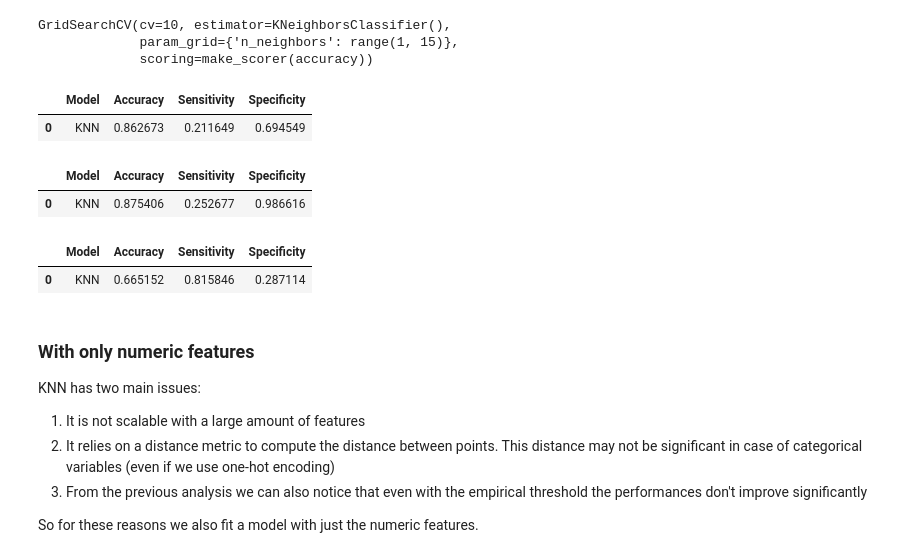
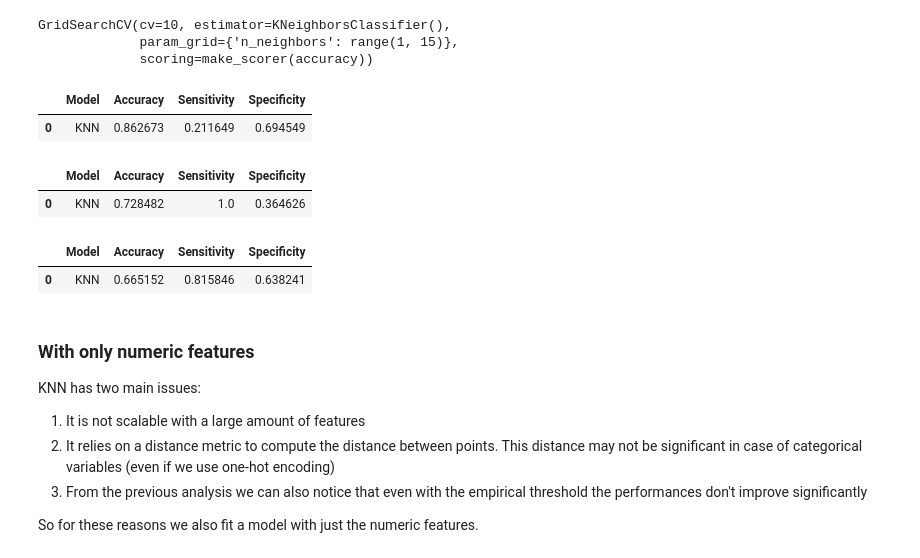
Before and after one commit to sararesta/ML-Homework, a Jupyter notebook: Classification-Copy1.ipynb, the cells around one changed output. Saved outputs shown, nothing was run; the diff lists cells and outputs as text; code cells hidden in the pictures.

```diff
--- a/Classification-Copy1.ipynb
+++ b/Classification-Copy1.ipynb
@@ -442,9 +446,9 @@ features_LDA
 # %% [markdown]
 ### Evaluation metrics
 # %%
-model = LDA(store_covariance=True)
-classification_metrics_training(model, "LDA", X_train[features_LDA], y_train, 5)
-classification_metrics_test(model, "LDA",X_train[features_LDA], y_train,X_test[features_LDA], y_test)
+model_LDA =LDA(store_covariance=True)
+train_scores_LDA = classification_metrics_training(model_LDA, "LDA", X_train[features_LDA], y_train, 5)
+train_scores_LDA
 # %% [output]
 |  | Model | Accuracy | Sensitivity | Specificity |
 | 0 | LDA | 0.880839 | 0.325442 | 0.782345 |
@@ -478,9 +487,9 @@ features_QDA
 # %% [markdown]
 ### Evaluation
 # %%
-model = QDA(store_covariance=True)
-classification_metrics_training(model, "QDA", X_train[features_QDA], y_train, 5)
-classification_metrics_test(model,"QDA",X_train[features_QDA], y_train,X_test[features_QDA], y_test)
+model_QDA = QDA(store_covariance=True)
+train_scores_QDA = classification_metrics_training(model_QDA, "QDA", X_train[features_QDA], y_train, 5)
+train_scores_QDA
 # %% [output]
 |  | Model | Accuracy | Sensitivity | Specificity |
 | 0 | QDA | 0.889706 | 0.46423 | 0.729627 |
@@ -502,9 +516,9 @@ from sklearn.model_selection import GridSearchCV
 import warnings
 warnings.filterwarnings("ignore")
 # %%
-model = KNeighborsClassifier()
+model_KNN_all = KNeighborsClassifier()
 params = {'n_neighbors': range(1, 15)}
-cv = GridSearchCV(model, params, refit=True, cv=10,
+cv = GridSearchCV(model_KNN_all, params, refit=True, cv=10,
                   scoring=make_scorer(accuracy))
 cv.fit(X_train, y_train)
 # %% [output]
@@ -513,19 +527,24 @@ GridSearchCV(cv=10, estimator=KNeighborsClassifier(),
              scoring=make_scorer(accuracy))
 # %%
 from sklearn.neighbors import KNeighborsClassifier
-model = KNeighborsClassifier(n_neighbors=cv.best_params_['n_neighbors'])
-classification_metrics_training(model, "KNN", X_train, y_train, 5)
-classification_metrics_test(model, "KNN", X_train, y_train, X_test, y_test)
+model_KNN_all = KNeighborsClassifier(n_neighbors=cv.best_params_['n_neighbors'])
+train_scores_KNN_all = classification_metrics_training(model_KNN_all, "KNN", X_train, y_train, 5)
+train_scores_KNN_all
 # %% [output]
 |  | Model | Accuracy | Sensitivity | Specificity |
 | 0 | KNN | 0.862673 | 0.211649 | 0.694549 |
-|  | Model | Accuracy | Sensitivity | Specificity |
-| 0 | KNN | 0.875406 | 0.252677 | 0.986616 |
 # %%
-classification_metrics_empirical_threshold(model, 'KNN', X_train, y_train, X_test, y_test)
+train_scores_KNN_all_empirical = classification_metrics_empirical_threshold(model_KNN_all, 'KNN', X_train, y_train,empirical_threshold)
+train_scores_KNN_all_empirical
 # %% [output]
 |  | Model | Accuracy | Sensitivity | Specificity |
-| 0 | KNN | 0.665152 | 0.815846 | 0.287114 |
+| 0 | KNN | 0.728482 | 1.0 | 0.364626 |
+# %%
+test_scores_KNN_all, cm_KNN_all = classification_metrics_test(model_KNN_all, "KNN", X_train, y_train, X_test, y_test,empirical_threshold)
+test_scores_KNN_all
+# %% [output]
+|  | Model | Accuracy | Sensitivity | Specificity |
+| 0 | KNN | 0.665152 | 0.815846 | 0.638241 |
 # %% [markdown]
 ### With only numeric features
 KNN has two main issues:
```
Also changed, not shown: parts of 25 cells of this notebook, 2 other files.
